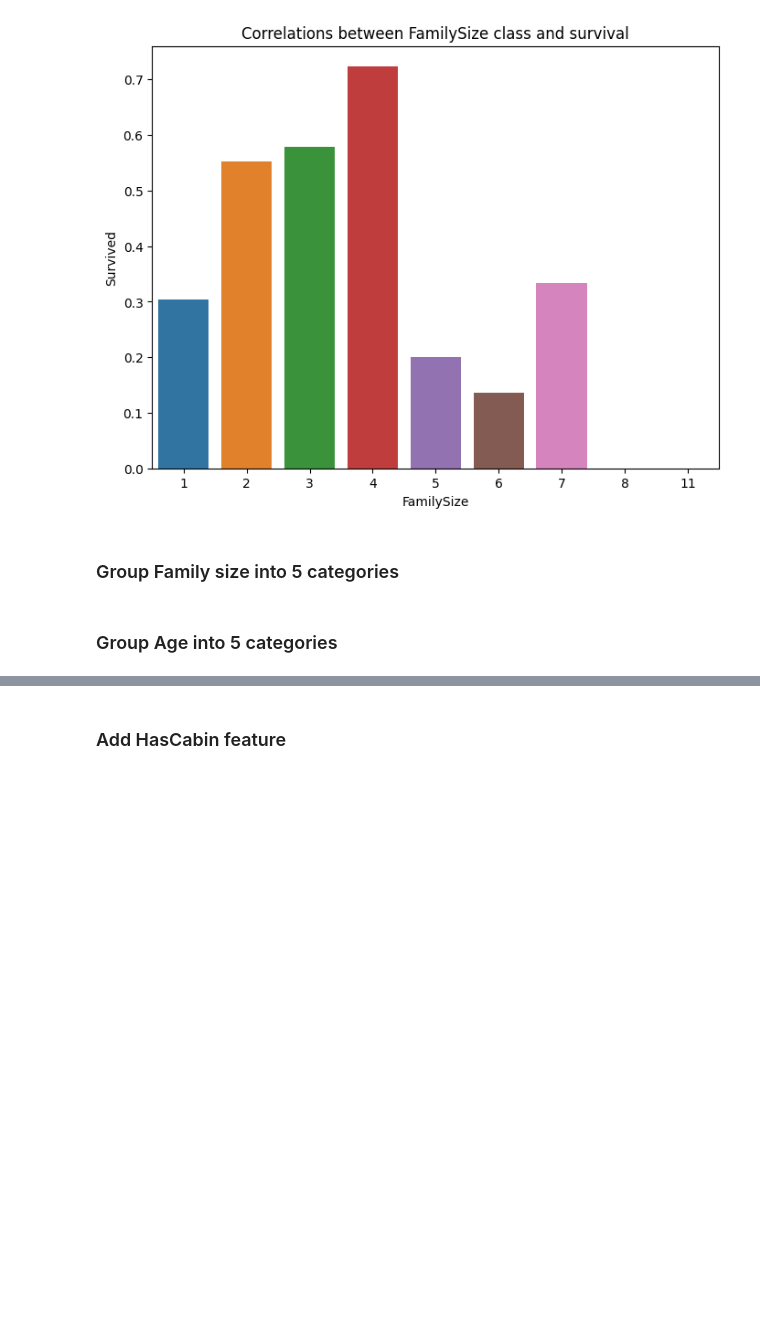
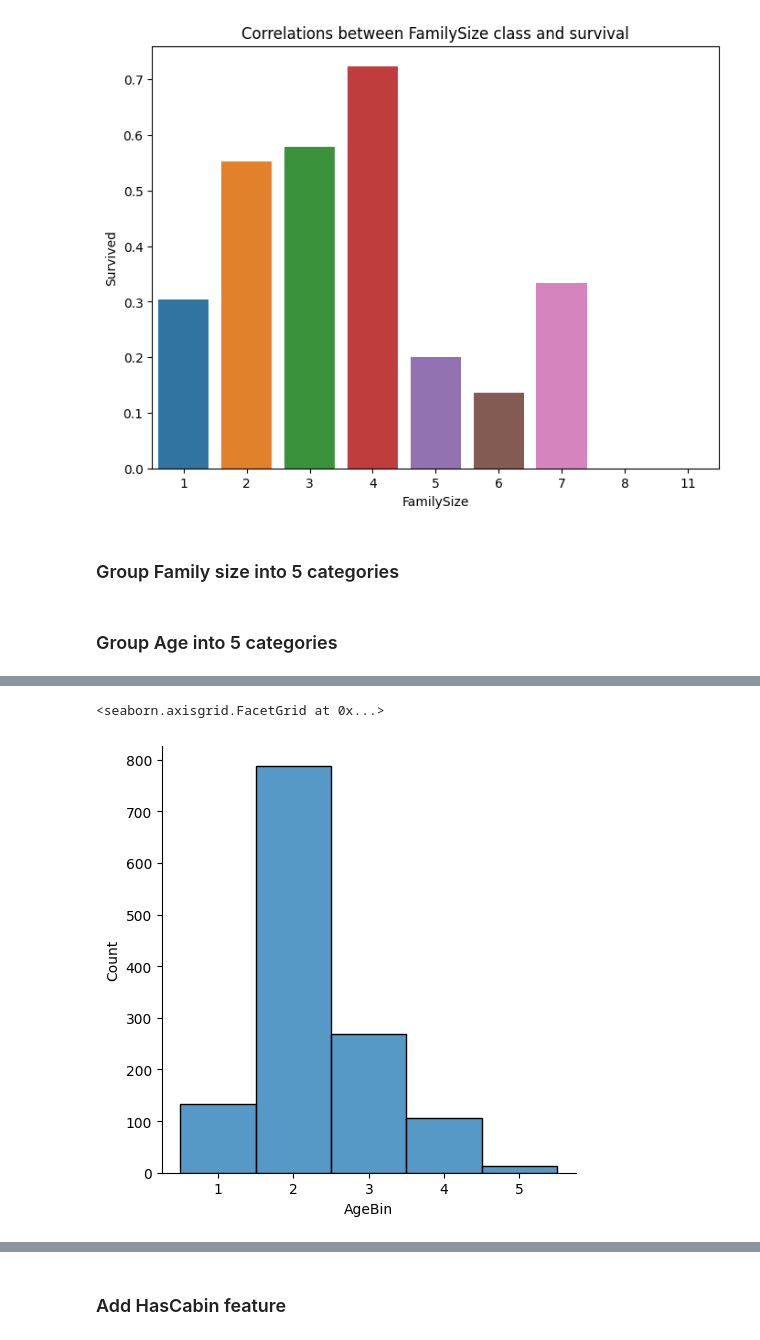
Before and after one commit to Milutin-S/kaggleCompetitions, a Jupyter notebook: Titanic/notes.ipynb, the cells around one changed output, grey strips where cells are left out. Saved outputs shown, nothing was run; the diff lists cells and outputs as text; code cells hidden in the pictures; blank space fills up the shorter version.

```diff
--- a/Titanic/notes.ipynb
+++ b/Titanic/notes.ipynb
@@ -374,0 +377,7 @@ data_df['FamilySizeBin'] = pd.cut(data_df['FamilySize'], bins=5, duplicates='dro
+# %%
+data_df['AgeBin'] = pd.cut(data_df['Age'], bins=5, duplicates='drop', include_lowest=True, labels=[1, 2, 3, 4, 5])
+# %%
+sns.displot(data_df['AgeBin'], bins=5, kde=False)
+# %% [output]
+<seaborn.axisgrid.FacetGrid at 0x...>
+[figure, added]
```
Also changed, not shown: parts of 27 cells of this notebook.
